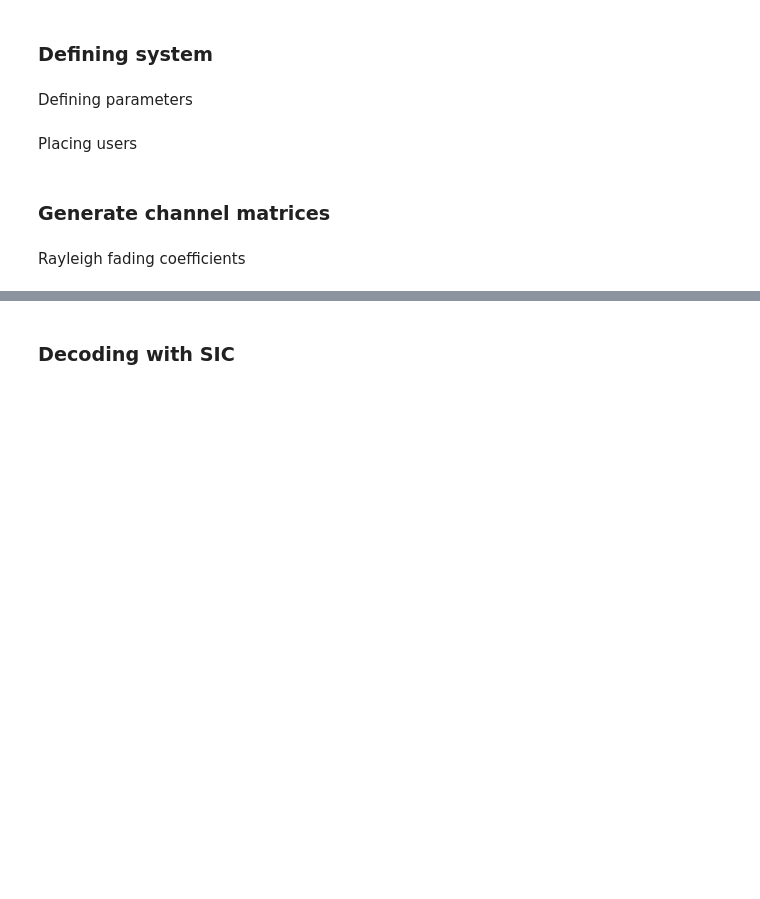
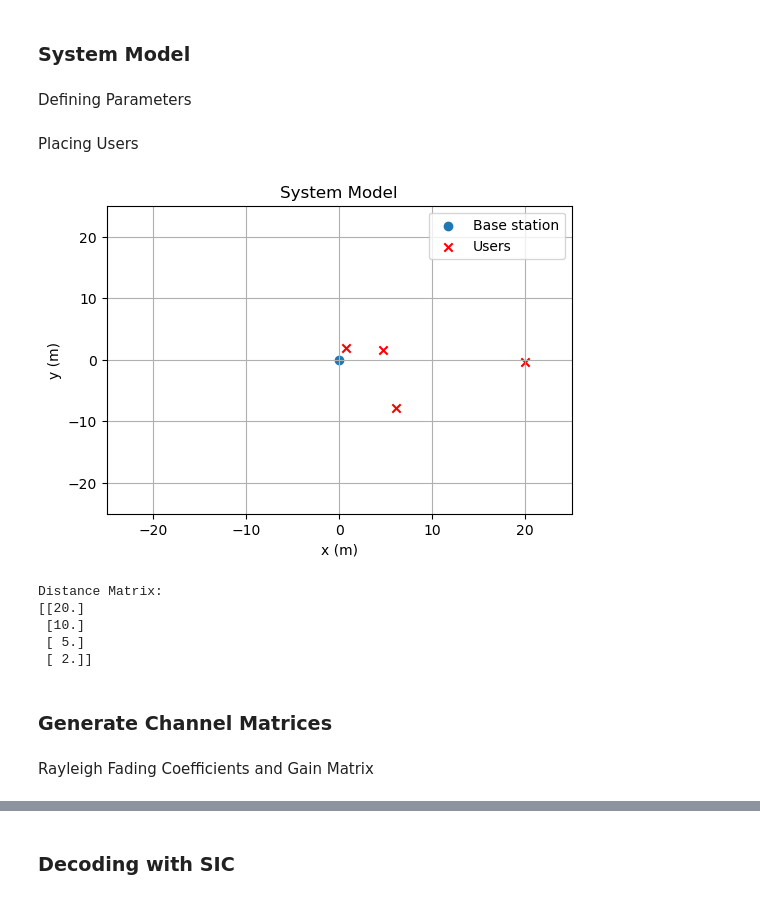
Before and after one commit to muhd-umer/comyx, a Jupyter notebook: assignments/assignment_2/noma_implementation.ipynb, the cells around one changed output, grey strips where cells are left out. Drawn from its saved outputs; the diff is of its cells as text; code cells hidden in the pictures; blank space fills up the shorter version.

```diff
--- a/assignments/assignment_2/noma_implementation.ipynb
+++ b/assignments/assignment_2/noma_implementation.ipynb
@@ -7,56 +8,55 @@ import komm
 
 plt.style.use("default")
 plt.rcParams["figure.figsize"] = (6, 4)
-# %% [markdown]
-### Defining system
+# %% [markdown]
+### System Model
 # %% [markdown]
-Defining parameters
+Defining Parameters
 # %%
 # System parameters
-area = [-1500, 1500]  # area of the simulation m^2
+area = [-25, 25]  # area of the simulation m^2
 M = 4  # number of users
 N = 1  # number of base stations
 
 eta = 4  # path loss exponent
-Pt = np.linspace(0, 40, 20)  # transmit power in dBm
+Pt = np.linspace(-80, -20, 30)  # transmit power in dBm
 Pt_lin = 10 ** (Pt / 10) / 1000  # transmit power in linear scale
 
-bandwidth = 1e6  # bandwidth in Hz
-noise = -174 + 10 * np.log10(bandwidth)  # noise power in dBm
+bandwidth = 1e9  # bandwidth in Hz
+noise = -170 + 10 * np.log10(bandwidth)  # noise power in dBm
 noise_lin = 10 ** (noise / 10) / 1000  # noise power in linear scale
 K = 5 * 10**4  # number of bits to be transmitted
 # %% [markdown]
-Placing users
+Placing Users
 # %%
 from matplotlib.markers import MarkerStyle
 
 # Create a network with base station at the origin
 bs = np.array([[0, 0]])
-d = np.array([1000, 500, 200, 50])  # distance from base station
-
-# or let distance be random
-# d = np.random.uniform(0, RADIUS, size=M)
+d = np.array([20, 10, 5, 2])  # distance from base station
 
 theta = np.random.uniform(0, 2 * np.pi, size=M)
-users = np.zeros((M, 2))
-
-for i in range(M):
-    x = d[i] * np.cos(theta[i])
-    y = d[i] * np.sin(theta[i])
-    users[i] = np.array([x, y])
+x = d * np.cos(theta)
+y = d * np.sin(theta)
+users = np.column_stack((x, y))
 
 # Plot the network
 plt.scatter(bs[:, 0], bs[:, 1], label="Base station")
 plt.scatter(
     users[:, 0],
     users[:, 1],
     label="Users",
     marker=MarkerStyle("x"),
     color="r",
 )
 plt.legend()
 plt.grid()
 plt.title("System Model")
-plt.xlim([-1500, 1500])
-plt.ylim([-1500, 1500])
+plt.xlim([area[0], area[1]])
+plt.ylim([area[0], area[1]])
+plt.xlabel("x (m)")
+plt.ylabel("y (m)")
+plt.savefig("system_model.pdf", bbox_inches="tight")
 plt.show()
+# %% [output]
+[figure, added]
@@ -74,5 +63,16 @@ print(distance_mat)
+# %%
+distance_mat = np.sqrt(np.sum((users - bs[0]) ** 2, axis=1)).reshape(-1, 1)
+
+print("Distance Matrix:")
+print(distance_mat)
+# %% [output]
+Distance Matrix:
+[[20.]
+ [10.]
+ [ 5.]
+ [ 2.]]
 # %% [markdown]
-### Generate channel matrices
+### Generate Channel Matrices
-# %% [markdown]
-Rayleigh fading coefficients
+# %% [markdown]
+Rayleigh Fading Coefficients and Gain Matrix
 # %%
```
Also changed, not shown: parts of 31 cells of this notebook, 4 other files.
